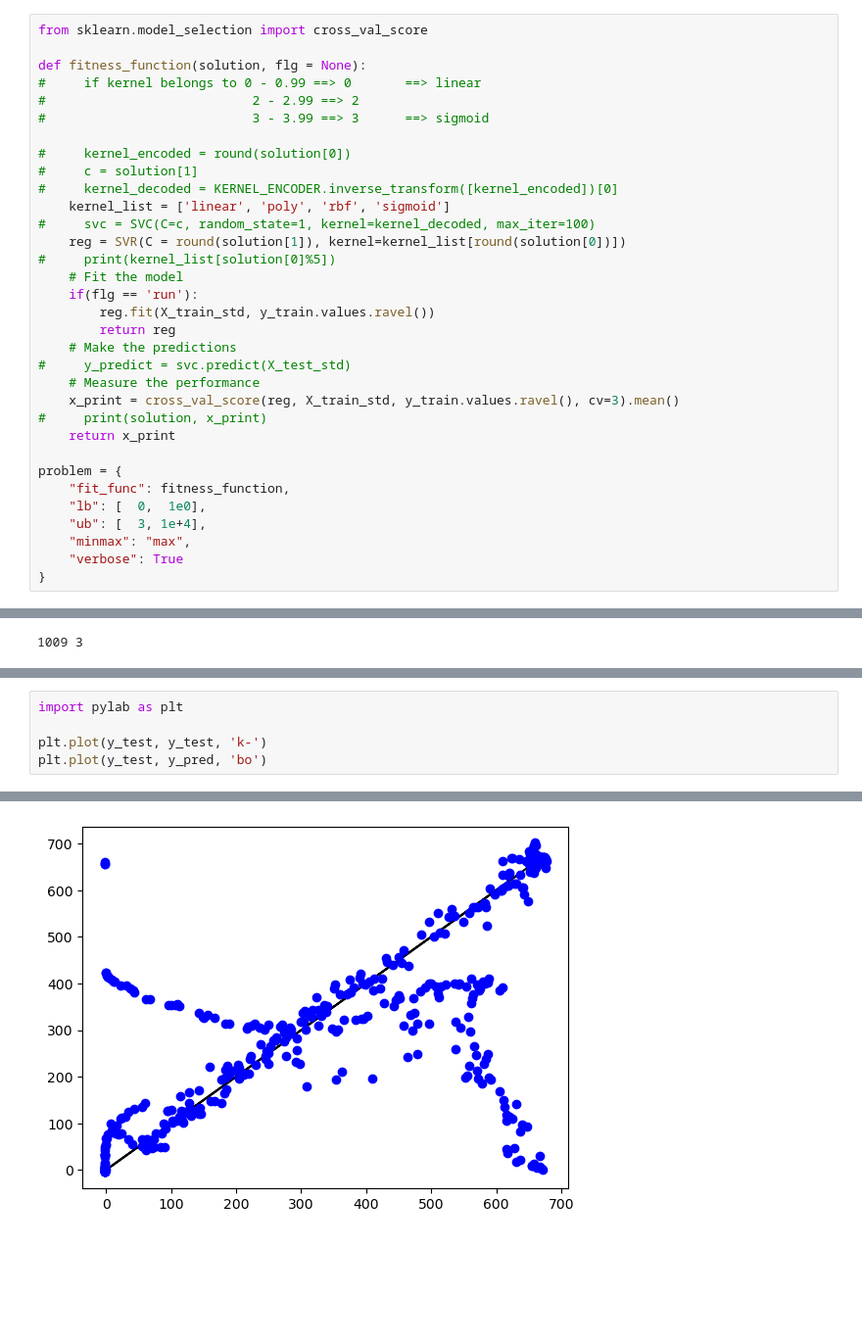
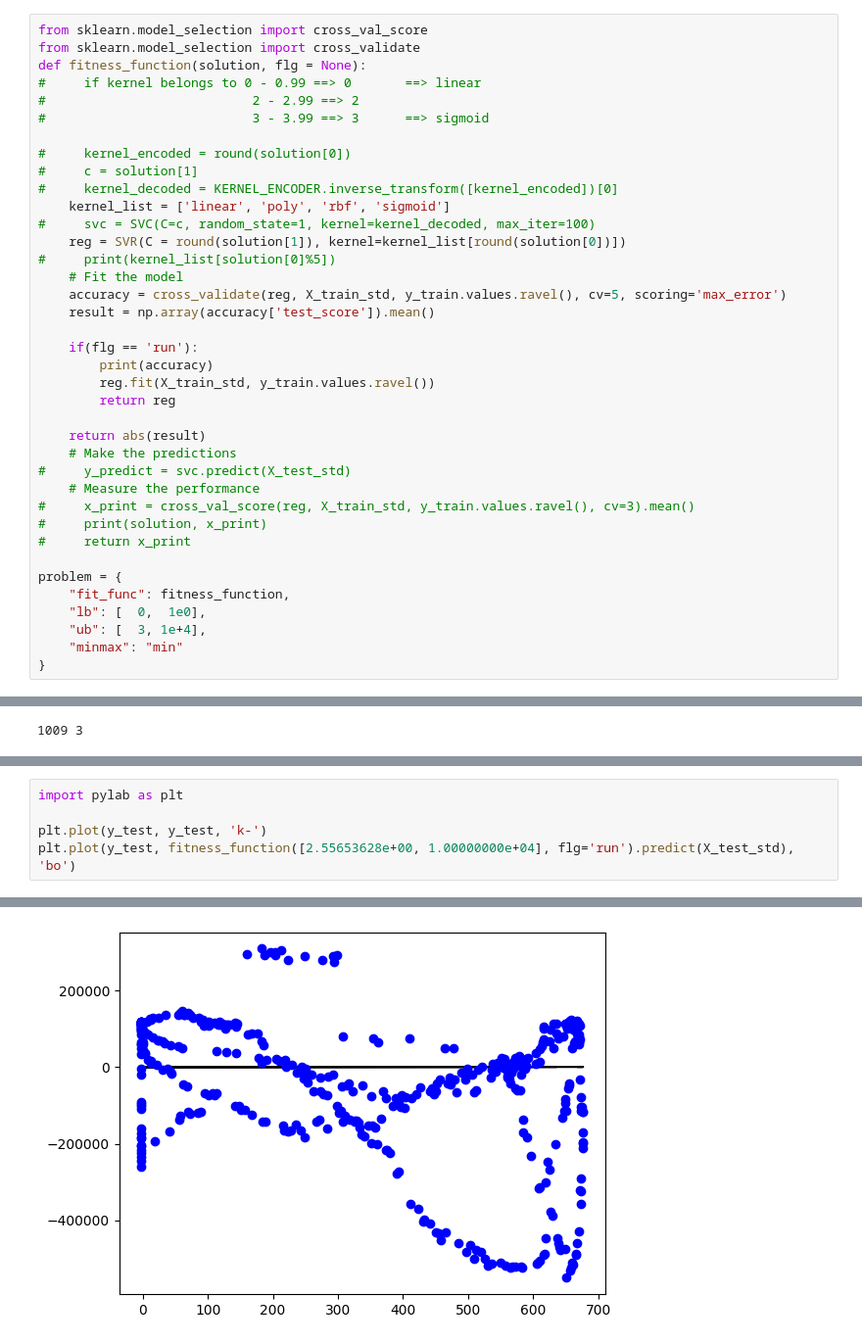
Before and after one commit to GiuliaIennaco/TCC, a Jupyter notebook: TCC Código - SVR.ipynb, the cells around one changed output, grey strips where cells are left out. Shown: that part at 98% size. Saved outputs shown, nothing was run; the diff lists cells and outputs as text; blank space fills up the shorter version.

```diff
--- a/TCC Código - SVR.ipynb
+++ b/TCC Código - SVR.ipynb
@@ -169,6 +169,6 @@ print(x_print)
 # %%
 from sklearn.model_selection import cross_val_score
-
+from sklearn.model_selection import cross_validate
 def fitness_function(solution, flg = None):
 #     if kernel belongs to 0 - 0.99 ==> 0       ==> linear
 #                           2 - 2.99 ==> 2
@@ -182,22 +182,27 @@ def fitness_function(solution, flg = None):
     reg = SVR(C = round(solution[1]), kernel=kernel_list[round(solution[0])])
 #     print(kernel_list[solution[0]%5])
     # Fit the model
+    accuracy = cross_validate(reg, X_train_std, y_train.values.ravel(), cv=5, scoring='max_error')
+    result = np.array(accuracy['test_score']).mean()
+
     if(flg == 'run'):
+        print(accuracy)
         reg.fit(X_train_std, y_train.values.ravel())
         return reg
+
+    return abs(result)
     # Make the predictions
 #     y_predict = svc.predict(X_test_std)
     # Measure the performance
-    x_print = cross_val_score(reg, X_train_std, y_train.values.ravel(), cv=3).mean()
+#     x_print = cross_val_score(reg, X_train_std, y_train.values.ravel(), cv=3).mean()
 #     print(solution, x_print)
-    return x_print
+#     return x_print
 
 problem = {
     "fit_func": fitness_function,
     "lb": [  0,  1e0],
     "ub": [  3, 1e+4],
-    "minmax": "max",
-    "verbose": True
+    "minmax": "min"
 }
 # %%
 print(len(X_train_std), len(X_train_std[0]))
@@ -241,5 +249,5 @@ y_pred = melhor_modelo.predict(X_test_std)
 import pylab as plt
 
 plt.plot(y_test, y_test, 'k-')
-plt.plot(y_test, y_pred, 'bo')
+plt.plot(y_test, fitness_function([2.55653628e+00, 1.00000000e+04], flg='run').predict(X_test_std), 'bo')
 # %% [output]
@@ -247 +257 @@ plt.plot(y_test, y_pred, 'bo')
-[figure, old version]
+[figure, new version]
```
Also changed, not shown: parts of 6 cells of this notebook, 16 other files.
